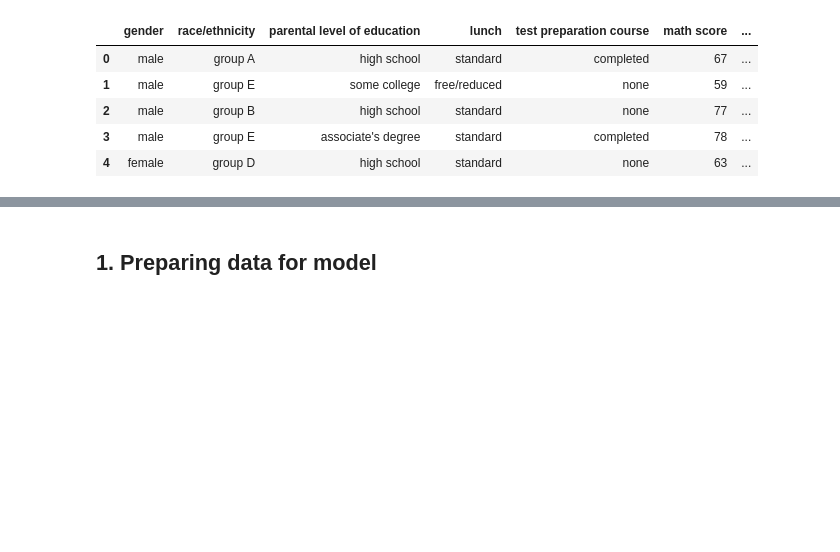
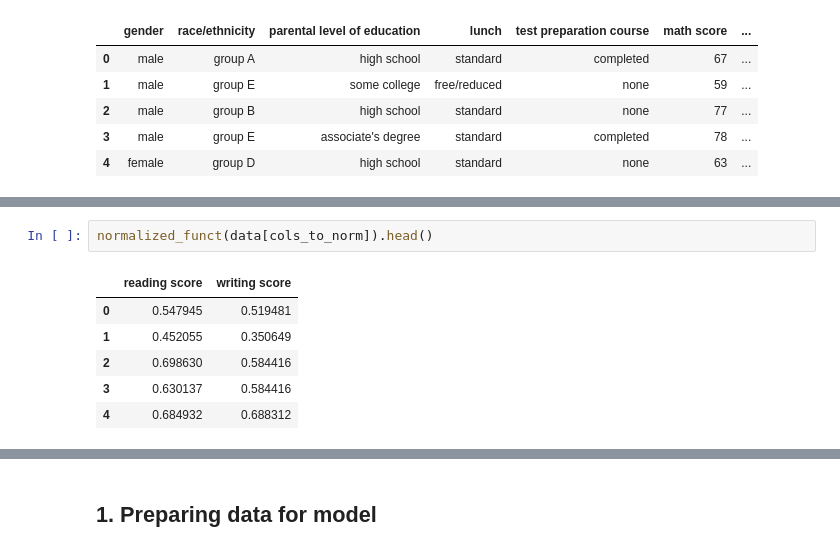
Before and after one commit to pepebonet/Intermediate_Python_BBA, a Jupyter notebook: Class_5/scripts/Code_class_5.ipynb, the cells around one changed output, grey strips where cells are left out. Cells and saved outputs as stored; diff of their text form; blank space fills up the shorter version.

```diff
--- a/Class_5/scripts/Code_class_5.ipynb
+++ b/Class_5/scripts/Code_class_5.ipynb
@@ -25,0 +83,9 @@ df.head()
+# %%
+normalized_funct(data[cols_to_norm]).head()
+# %% [output]
+|  | reading score | writing score |
+| 0 | 0.547945 | 0.519481 |
+| 1 | 0.452055 | 0.350649 |
+| 2 | 0.698630 | 0.584416 |
+| 3 | 0.630137 | 0.584416 |
+| 4 | 0.684932 | 0.688312 |
```
Also changed, not shown: parts of 46 cells of this notebook, 3 other files.
